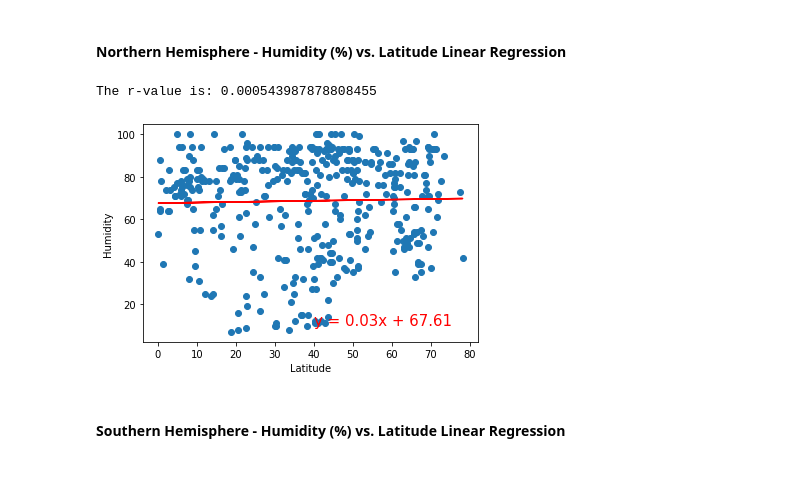
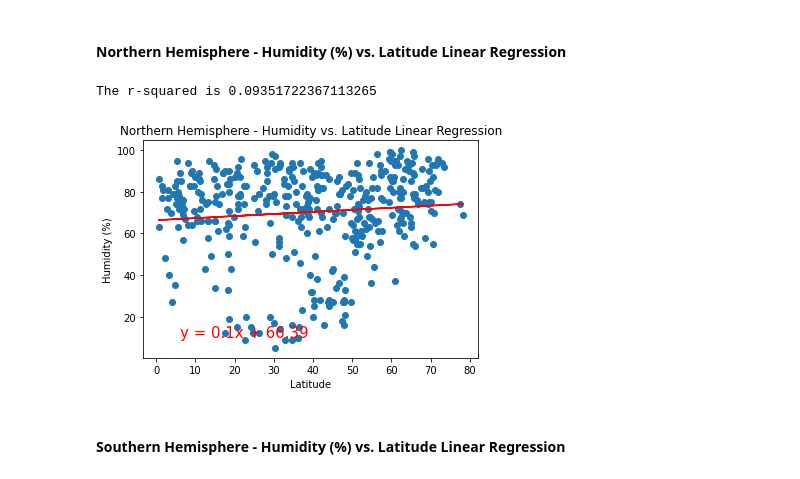
Before and after one commit to Bgood524/Python_API_Challenge, a Jupyter notebook: WeatherPy/WeatherPy.ipynb, the cells around one changed output. Cells and saved outputs as stored; diff of their text form; code cells hidden in the pictures.

Commit message:
completed linear regressions and weather.py section

```diff
--- a/WeatherPy/WeatherPy.ipynb
+++ b/WeatherPy/WeatherPy.ipynb
@@ -352,21 +352,21 @@ The r-squared is 0.761673204970496
 # %% [markdown]
 ####  Northern Hemisphere - Humidity (%) vs. Latitude Linear Regression
 # %%
-xaxis = southern_df['Lat']
-yaxis = southern_df['Humidity']
+xaxis = northern_df['Lat']
+yaxis = northern_df['Humidity']
 (slope, intercept, rvalue, pvalue, stderr) = linregress(xaxis, yaxis)
 regress_values = xaxis * slope + intercept
 line_eq = "y = " + str(round(slope,2)) + "x + " + str(round(intercept,2))
 plt.scatter(xaxis,yaxis)
 plt.plot(xaxis,regress_values,"r-")
 plt.annotate(line_eq,(6,10),fontsize=15,color="red")
 plt.xlabel('Latitude')
-plt.ylabel('Maximum Temperature (F)')
-plt.title(f'Southern Hemisphere - Max Temp vs. Latitude Linear Regression')
+plt.ylabel('Humidity (%)')
+plt.title(f'Northern Hemisphere - Humidity vs. Latitude Linear Regression')
 print(f"The r-squared is {rvalue}")
 plt.show()
 # %% [output]
-The r-value is: 0.000543987878808455
+The r-squared is 0.09351722367113265
-[figure, old version]
+[figure, new version]
 # %% [markdown]
 ####  Southern Hemisphere - Humidity (%) vs. Latitude Linear Regression
```
Also changed, not shown: parts of 10 cells of this notebook.
